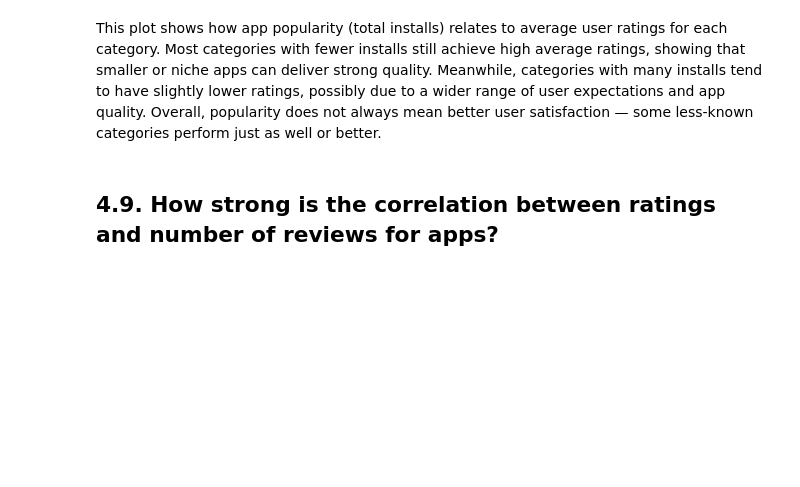
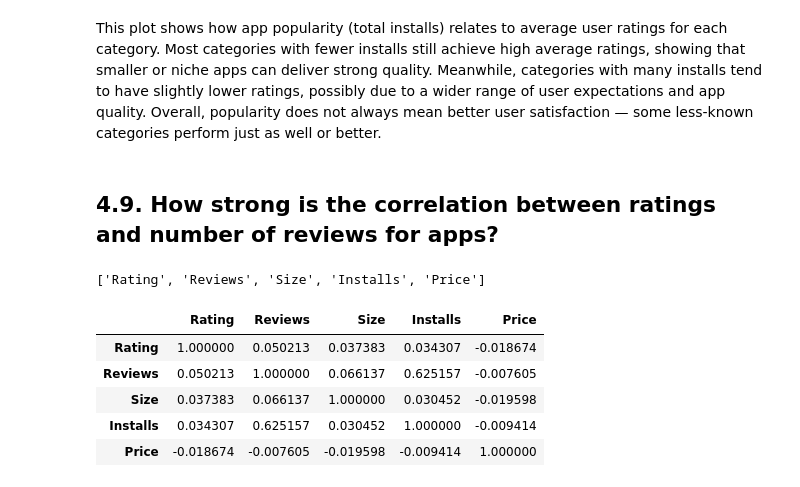
Before and after one commit to emredemirbas/google-playstore-eda, a Jupyter notebook: google_play_store_eda.ipynb, the cells around one changed output. Saved outputs shown, nothing was run; the diff lists cells and outputs as text; code cells hidden in the pictures; blank space fills up the shorter version.

```diff
--- a/google_play_store_eda.ipynb
+++ b/google_play_store_eda.ipynb
@@ -1325,3 +1325,20 @@ Meanwhile, categories with many installs tend to have slightly lower ratings, po
 Overall, popularity does not always mean better user satisfaction — some less-known categories perform just as well or better.
 # %% [markdown]
 ## 4.9. How strong is the correlation between ratings and number of reviews for apps?
+# %%
+numerical_columns
+# %% [output]
+['Rating', 'Reviews', 'Size', 'Installs', 'Price']
+# %%
+# compute standard correlation coefficient between every pair of numerical attributes
+correlation_matrix = google_play_store_df[numerical_columns].corr()
+# %%
+# display correlation matrix
+correlation_matrix.sort_values(by="Rating", ascending=False)
+# %% [output]
+|  | Rating | Reviews | Size | Installs | Price |
+| Rating | 1.000000 | 0.050213 | 0.037383 | 0.034307 | -0.018674 |
+| Reviews | 0.050213 | 1.000000 | 0.066137 | 0.625157 | -0.007605 |
+| Size | 0.037383 | 0.066137 | 1.000000 | 0.030452 | -0.019598 |
+| Installs | 0.034307 | 0.625157 | 0.030452 | 1.000000 | -0.009414 |
+| Price | -0.018674 | -0.007605 | -0.019598 | -0.009414 | 1.000000 |
```
Also changed, not shown: parts of 3 cells of this notebook.
